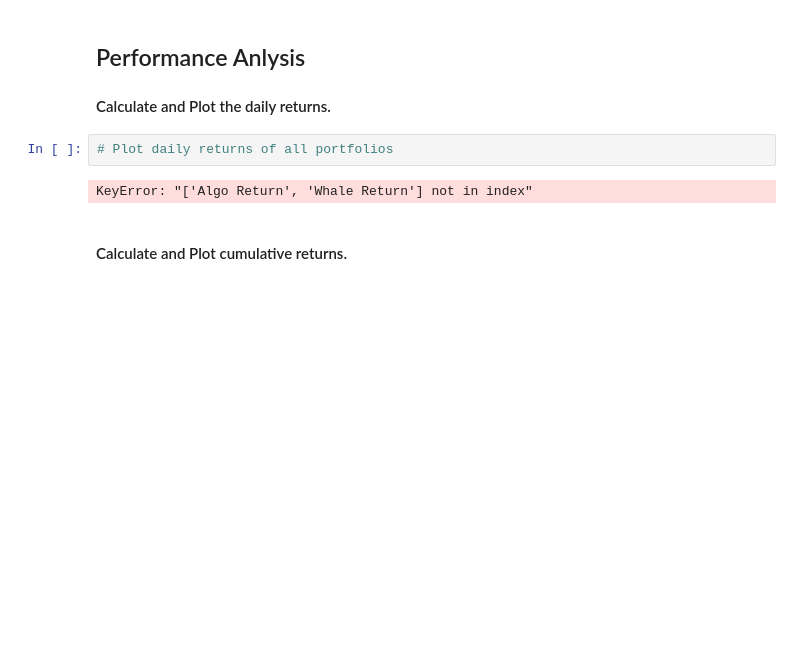
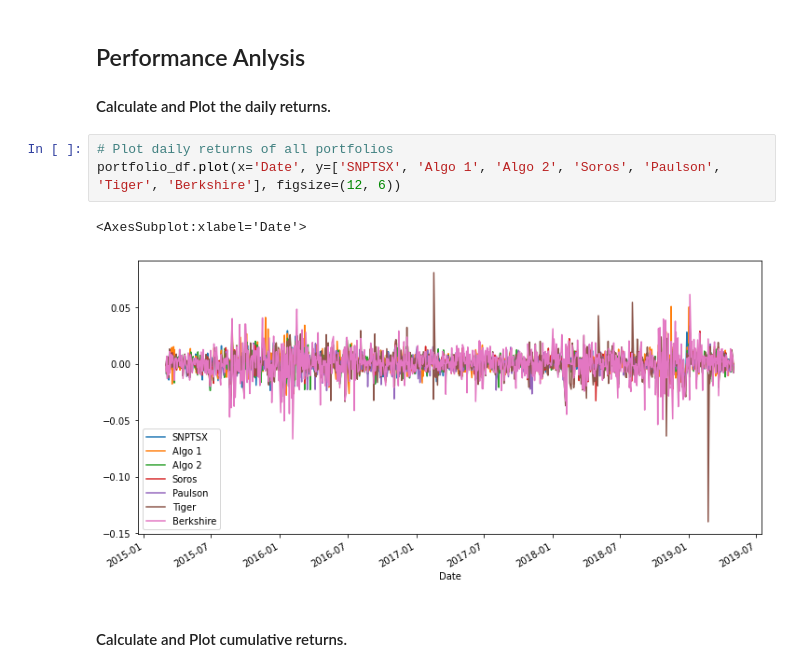
Before and after one commit to 2KAbhishek/whaleport, a Jupyter notebook: whaleport.ipynb, the cells around one changed output. Cells and saved outputs as stored; diff of their text form; blank space fills up the shorter version.

Commit message:
Draw plot with all returns

```diff
--- a/whaleport.ipynb
+++ b/whaleport.ipynb
@@ -132,8 +132,10 @@ In this section, you will calculate and visualize performance and risk metrics f
 #### Calculate and Plot the daily returns.
 # %%
 # Plot daily returns of all portfolios
+portfolio_df.plot(x='Date', y=['SNPTSX', 'Algo 1', 'Algo 2', 'Soros', 'Paulson', 'Tiger', 'Berkshire'], figsize=(12, 6))
 # %% [output]
-KeyError: "['Algo Return', 'Whale Return'] not in index"
+<AxesSubplot:xlabel='Date'>
+[figure, added]
 # %% [markdown]
 #### Calculate and Plot cumulative returns.
 # %%
```
